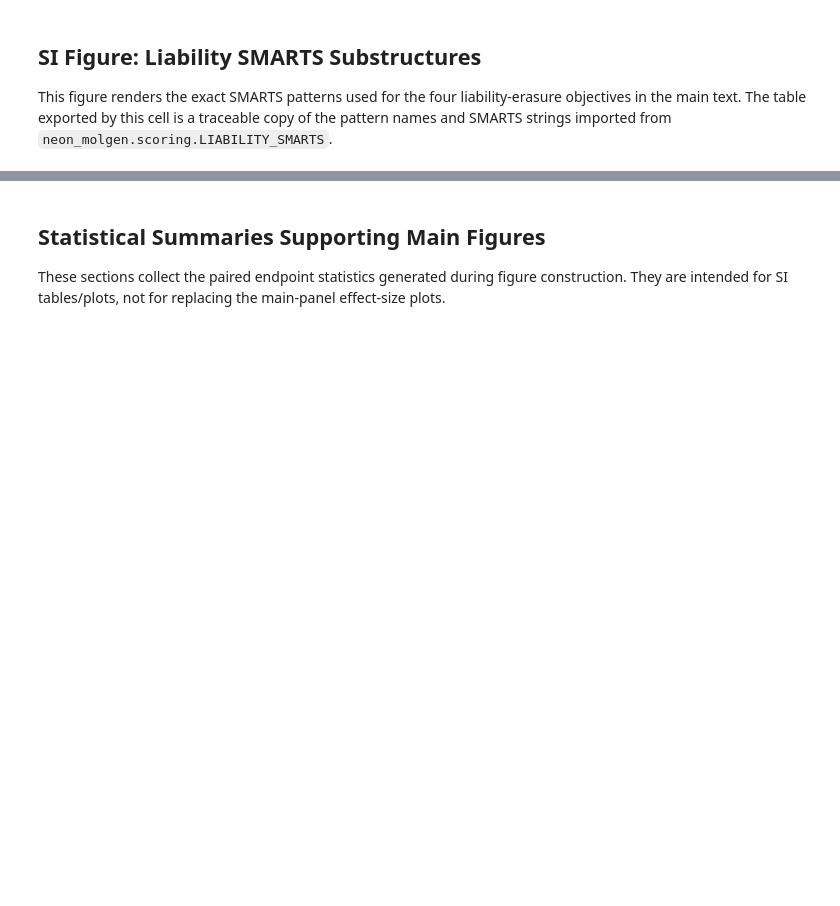
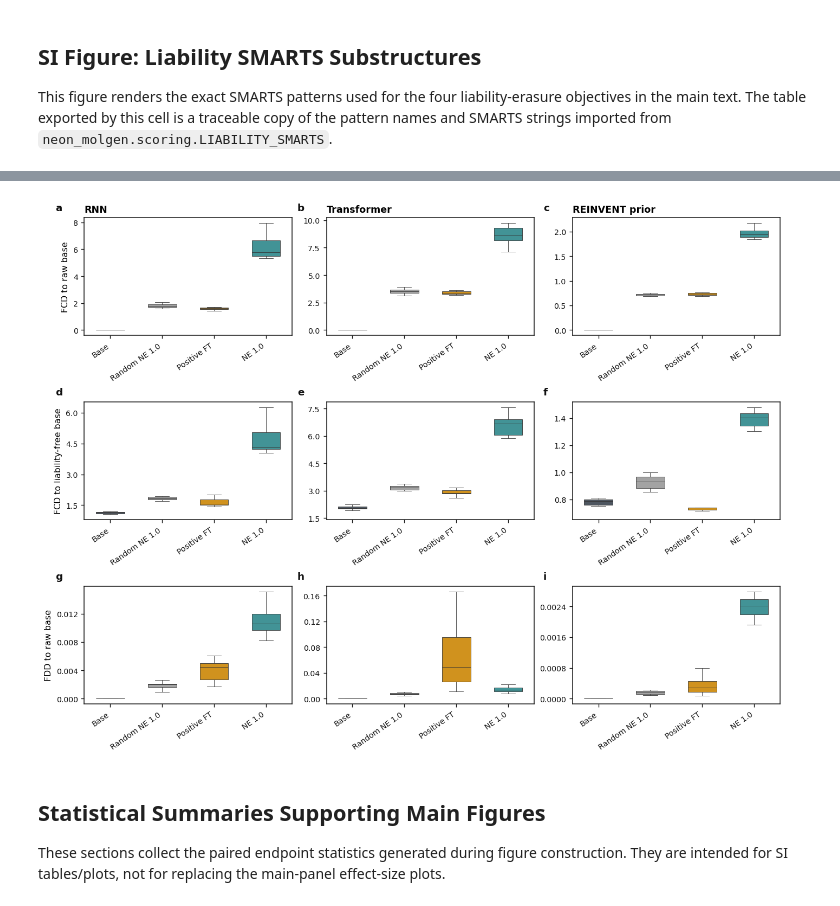
Before and after one commit to JoshuaHesse/negative_extrapolation_molgen, a Jupyter notebook: notebooks/260617_si_figures_and_statistics.ipynb, the cells around one changed output, grey strips where cells are left out. Cells and saved outputs as stored; diff of their text form; code cells hidden in the pictures; blank space fills up the shorter version.

Commit message:
Finalize publication analysis and CNE workflow

```diff
--- a/notebooks/260617_si_figures_and_statistics.ipynb
+++ b/notebooks/260617_si_figures_and_statistics.ipynb
@@ -333,10 +859,10 @@ This figure provides experiment-local rulers for the distribution-distance axes.
 # %%
 CALIBRATION_SOURCES = {
-    "GuacaMol RNN": {
+    "RNN": {
         "results_dir": RESULTS / "objectives/guacamol_rnn_chelator_removal",
         "calibration_dir": RESULTS / "objectives/guacamol_rnn_chelator_removal/analysis/fcd_mw_calibration",
     },
-    "GuacaMol Transformer": {
+    "Transformer": {
         "results_dir": RESULTS / "objectives/guacamol_transformer_chelator_lastblock_final",
         "calibration_dir": RESULTS / "objectives/guacamol_transformer_chelator_lastblock_final/analysis/fcd_mw_calibration",
     },
@@ -574,0 +1048,75 @@ if not shift_data.empty:
+# %%
+SHIFT_SOURCES = {
+    "RNN": {
+        "path": RESULTS / "objectives/guacamol_rnn_chelator_removal/analysis/distribution_distance_fcd_base_filtered_selected/distribution_distance_metrics.csv",
+        "models": {
+            "base": "Base", "random_neon_lambda_1.0": "Random NE 1.0",
+            "positive": "Positive FT", "neon_lambda_1.0": "NE 1.0",
+        },
+        "liability_free": "base_filtered",
+    },
+    "Transformer": {
+        "path": RESULTS / "objectives/guacamol_transformer_chelator_lastblock_final/analysis/distribution_distance_fcd_10seed/distribution_distance_metrics.csv",
+        "models": {
+            "base": "Base", "random_neon_last_block_output_lambda_1.0": "Random NE 1.0",
+            "positive": "Positive FT", "neon_last_block_output_lambda_1.0": "NE 1.0",
+        },
+        "liability_free": "good",
+    },
+    "REINVENT prior": {
+        "path": RESULTS / "external/reinvent4/chelator_replicates/analysis/distribution_distance_fcd/distribution_distance_metrics.csv",
+        "models": {
+            "base": "Base", "random_neon_lambda_1": "Random NE 1.0",
+            "positive": "Positive FT", "neon_lambda_1": "NE 1.0",
+        },
+        "liability_free": "good",
+    },
+}
+SHIFT_LABEL_ORDER = ["Base", "Random NE 1.0", "Positive FT", "NE 1.0"]
+SHIFT_COLORS = {
+    "Base": METHOD_COLORS["base"], "Random NE 1.0": METHOD_COLORS["random_ne"],
+    "Positive FT": METHOD_COLORS["positive"], "NE 1.0": NE_LAMBDA_COLORS[1.00],
+}
+
+shift_frames = []
+for generator, meta in SHIFT_SOURCES.items():
+    frame = pd.read_csv(meta["path"])
+    frame = frame[frame["seed"].isin(PAPER_SEEDS_10) & frame["model"].isin(meta["models"])].copy()
+    frame["generator"] = generator
+    frame["method_label"] = frame["model"].map(meta["models"])
+    frame["reference_group"] = np.where(frame["reference"].eq("base"), "Raw base", np.where(frame["reference"].eq(meta["liability_free"]), "Liability-free base", None))
+    shift_frames.append(frame[frame["reference_group"].notna()])
+shift_data = pd.concat(shift_frames, ignore_index=True)
+shift_data["method_label"] = pd.Categorical(shift_data["method_label"], SHIFT_LABEL_ORDER, ordered=True)
+
+fig, axes = plt.subplots(3, 3, figsize=(11.4, 8.5), constrained_layout=True)
+row_specs = [
+    ("fcd", "Raw base", "FCD to raw base"),
+    ("fcd", "Liability-free base", "FCD to liability-free base"),
+    ("fdd", "Raw base", "FDD to raw base"),
+]
+for col, generator in enumerate(SHIFT_SOURCES):
+    for row, (metric, reference, ylabel) in enumerate(row_specs):
+        ax = axes[row, col]
+        panel = shift_data[
+            shift_data["generator"].eq(generator)
+            & shift_data["reference_group"].eq(reference)
+        ]
+        sns.boxplot(
+            data=panel, x="method_label", y=metric,
+            order=SHIFT_LABEL_ORDER,
+            palette=[SHIFT_COLORS[label] for label in SHIFT_LABEL_ORDER],
+            width=0.55, linewidth=0.5, fliersize=0, ax=ax,
+        )
+        ax.set_title(generator if row == 0 else "", loc="left", fontweight="bold")
+        ax.set_xlabel("")
+        ax.set_ylabel(ylabel if col == 0 else "")
+        ax.yaxis.set_major_locator(MaxNLocator(nbins=5))
+        ax.set_xticklabels(ax.get_xticklabels(), rotation=35, ha="right")
+        style_ax(ax)
+
+label_subplots(fig, x=-0.14, y=1.04)
+save_figure(fig, "si_metal_binding_distribution_shifts")
+plt.show()
+shift_data.to_csv(DATA_DIR / "si_metal_binding_distribution_shifts.csv", index=False)
+# %% [output]
@@ -575,3 +1141,4 @@ if not shift_data.empty:
+[figure, added]
 # %% [markdown]
 ## Statistical Summaries Supporting Main Figures
 
```
Also changed, not shown: parts of 29 cells of this notebook, 11 other files.
